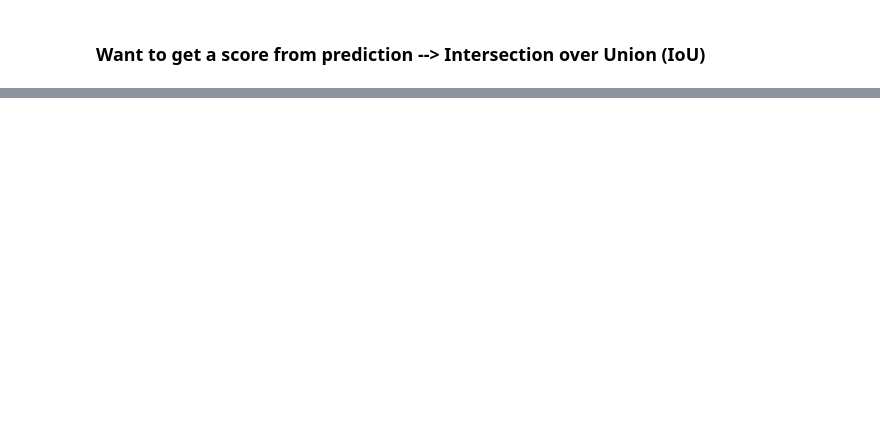
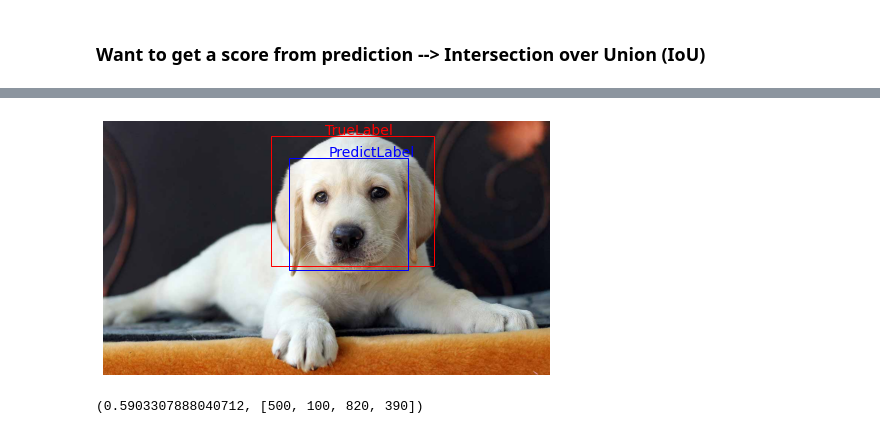
Before and after one commit to NickyAlan/pytorch_22, a Jupyter notebook: objecct detection/IoU.ipynb, the cells around one changed output, grey strips where cells are left out. Saved outputs shown, nothing was run; the diff lists cells and outputs as text; code cells hidden in the pictures; blank space fills up the shorter version.

```diff
--- a/objecct detection/IoU.ipynb
+++ b/objecct detection/IoU.ipynb
@@ -66,0 +74,15 @@ plt.text(0,0,f'IoU = {iouScore*100:.2f}%', fontsize=12);
+# %%
+image_path = './dog.jpg'
+image = Image.open(image_path)
+plt.figure(figsize=(8,8))
+true_label = [450,40,890,390]
+predict_label = [500, 100, 820, 400]
+plot_rectangle(image, true_label, label='TrueLabel', color='r')
+plot_rectangle(image, predict_label, label='PredictLabel', color='b')
+# %% [output]
+[figure, added]
+# %%
+iouScore, intersectPoint = IoU(true_label, predict_label)
+iouScore, intersectPoint
+# %% [output]
+(0.5903307888040712, [500, 100, 820, 390])
```
Also changed, not shown: parts of 9 cells of this notebook, 2 other files.
